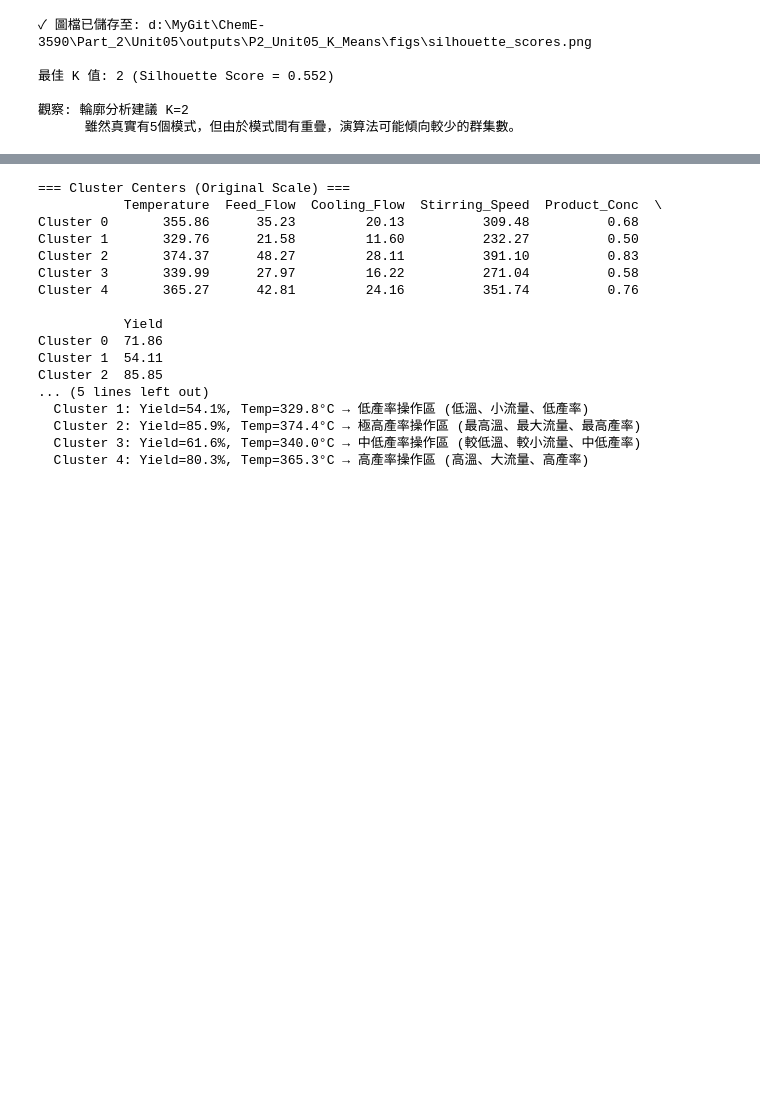
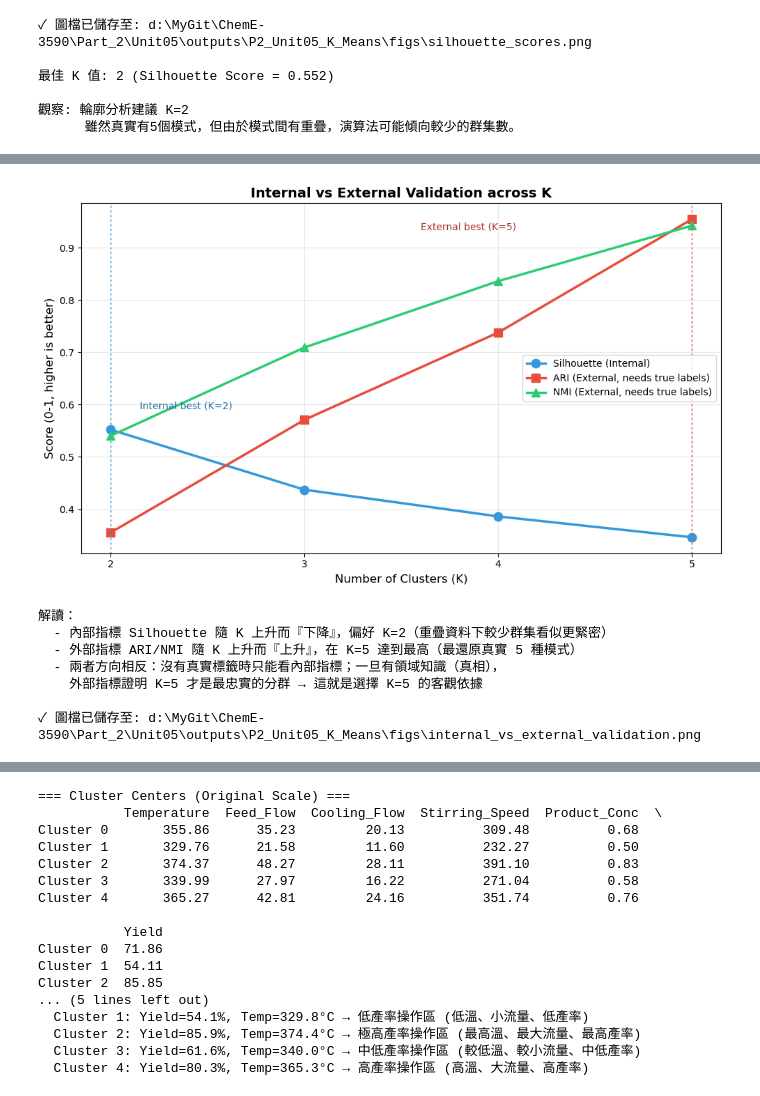
Before and after one commit to d9148408/ChemE-3590, a Jupyter notebook: Part_2/Unit05/Unit05_K_Means.ipynb, the cells around one changed output, grey strips where cells are left out. Cells and saved outputs as stored; diff of their text form; code cells hidden in the pictures; blank space fills up the shorter version.

```diff
--- a/Part_2/Unit05/Unit05_K_Means.ipynb
+++ b/Part_2/Unit05/Unit05_K_Means.ipynb
@@ -644,5 +664,54 @@ K=3:
 [figure]
 ✓ 圖檔已儲存至: d:\MyGit\ChemE-3590\Part_2\Unit05\outputs\P2_Unit05_K_Means\figs\k_value_comparison.png
+# %%
+# 內部 vs 外部指標：揭示 K 值選擇的核心矛盾
+# Silhouette（內部）隨 K 下降；ARI/NMI（外部）隨 K 上升。三者皆落在 0~1，可同軸比較。
+fig, ax = plt.subplots(figsize=(10, 6))
+
+ax.plot(comparison_df.index, comparison_df['Silhouette'], marker='o', linewidth=2.5,
+        markersize=9, color='#3498db', label='Silhouette (Internal)')
+ax.plot(comparison_df.index, comparison_df['ARI'], marker='s', linewidth=2.5,
+        markersize=9, color='#e74c3c', label='ARI (External, needs true labels)')
+ax.plot(comparison_df.index, comparison_df['NMI'], marker='^', linewidth=2.5,
+        markersize=9, color='#2ecc71', label='NMI (External, needs true labels)')
+
+# 標示內部與外部各自偏好的 K
+ax.axvline(x=best_k_internal, color='#3498db', linestyle=':', linewidth=1.8, alpha=0.6)
+ax.axvline(x=best_k_external, color='#e74c3c', linestyle=':', linewidth=1.8, alpha=0.6)
+ax.annotate(f'Internal best (K={best_k_internal})',
+            xy=(best_k_internal, comparison_df['Silhouette'].max()),
+            xytext=(best_k_internal + 0.15, comparison_df['Silhouette'].max() + 0.04),
+            fontsize=10, color='#2c6fa3')
+ax.annotate(f'External best (K={best_k_external})',
+            xy=(best_k_external, comparison_df['ARI'].max()),
+            xytext=(best_k_external - 1.4, comparison_df['ARI'].max() - 0.02),
+            fontsize=10, color='#a93226')
+
+ax.set_title('Internal vs External Validation across K', fontsize=14, fontweight='bold')
+ax.set_xlabel('Number of Clusters (K)', fontsize=12)
+ax.set_ylabel('Score (0-1, higher is better)', fontsize=12)
+ax.set_xticks(list(comparison_df.index))
+ax.legend(fontsize=10, loc='center right')
+ax.grid(alpha=0.3)
+plt.tight_layout()
+plt.savefig(FIG_DIR / 'internal_vs_external_validation.png', dpi=300, bbox_inches='tight')
+plt.show()
+
+print("解讀：")
+print(f"  - 內部指標 Silhouette 隨 K 上升而『下降』，偏好 K={best_k_internal}（重疊資料下較少群集看似更緊密）")
+print(f"  - 外部指標 ARI/NMI 隨 K 上升而『上升』，在 K={best_k_external} 達到最高（最還原真實 5 種模式）")
+print("  - 兩者方向相反：沒有真實標籤時只能看內部指標；一旦有領域知識（真相），")
+print("    外部指標證明 K=5 才是最忠實的分群 → 這就是選擇 K=5 的客觀依據")
+print(f"\n✓ 圖檔已儲存至: {FIG_DIR / 'internal_vs_external_validation.png'}")
+# %% [output]
+[figure, added]
+解讀：
+  - 內部指標 Silhouette 隨 K 上升而『下降』，偏好 K=2（重疊資料下較少群集看似更緊密）
+  - 外部指標 ARI/NMI 隨 K 上升而『上升』，在 K=5 達到最高（最還原真實 5 種模式）
+  - 兩者方向相反：沒有真實標籤時只能看內部指標；一旦有領域知識（真相），
+    外部指標證明 K=5 才是最忠實的分群 → 這就是選擇 K=5 的客觀依據
+
+✓ 圖檔已儲存至: d:\MyGit\ChemE-3590\Part_2\Unit05\outputs\P2_Unit05_K_Means\figs\internal_vs_external_validation.png
 # %% [markdown]
 
 ### 4.4 最終 K 值決策
```
Also changed, not shown: parts of 9 cells of this notebook, 14 other files.
